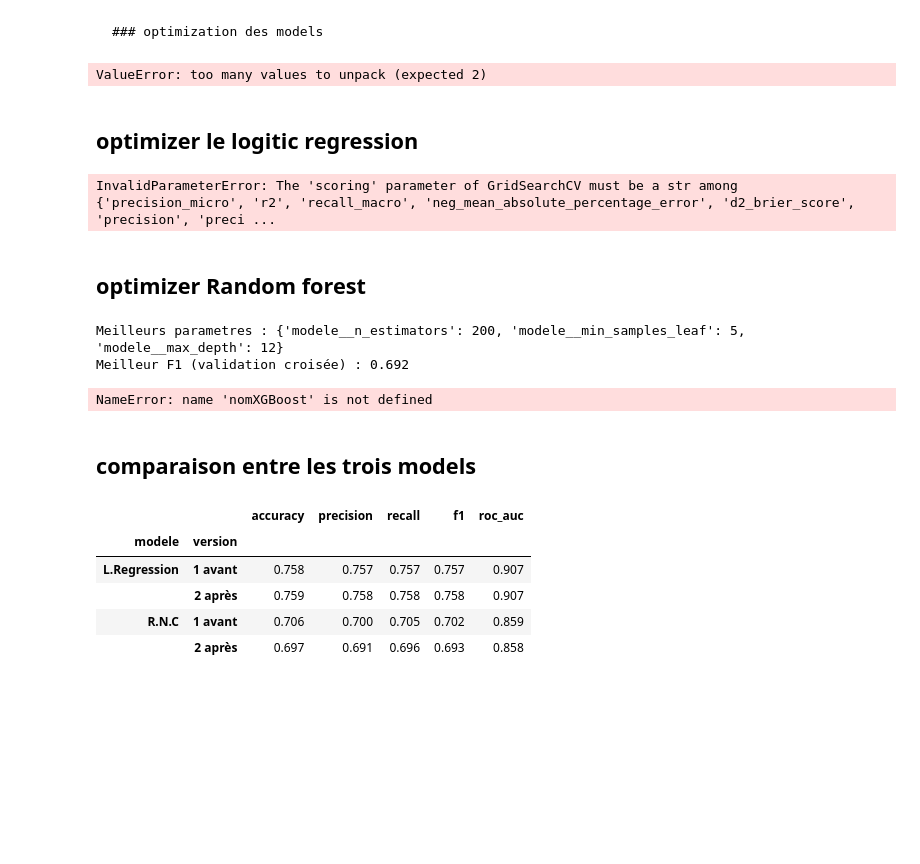
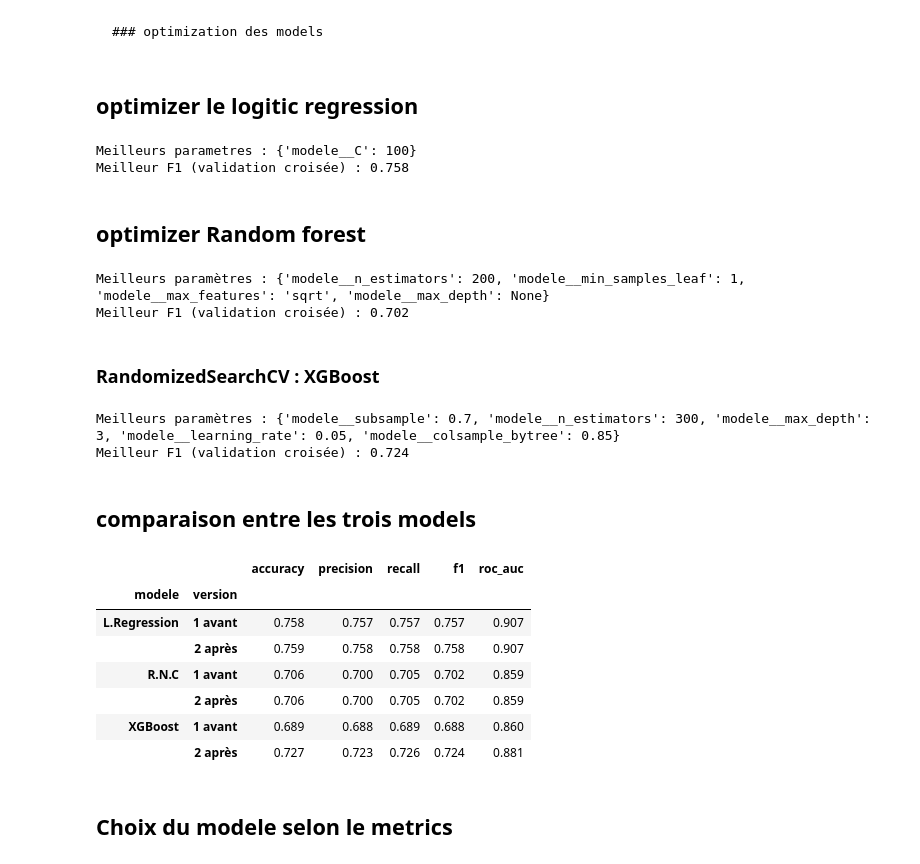
Before and after one commit to Oumohgh/Projet_Croisee, a Jupyter notebook: notebook/preprocessing.ipynb, the cells around one changed output. Drawn from its saved outputs; the diff is of its cells as text; code cells hidden in the pictures; blank space fills up the shorter version.

```diff
--- a/notebook/preprocessing.ipynb
+++ b/notebook/preprocessing.ipynb
@@ -387,14 +394,14 @@ pt.show()
 # %%
 resume = []
 for nom, pipe in pipelines.items():
-    pipe.fit(X_train, y_train)
+    pipe.fit(X_train, y_train)                                   # entraînement sur tout le train
     resume.append({
         "modele": nom,
         "accuracy train": round(pipe.score(X_train, y_train), 3),
-        "accuracy validation croisee": tableauMetriques.loc[nom, "accuracy"],
+        "accuracy validation croisée": tableauMetriques.loc[nom, "accuracy"],
     })
 
 resume = pd.DataFrame(resume).set_index("modele")
-
+resume["ecart"] = (resume["accuracy train"] - resume["accuracy validation croisée"]).round(3)
 resume
 # %% [output]
@@ -408,41 +421,47 @@ resume
 # %%
 from sklearn.model_selection import GridSearchCV, RandomizedSearchCV
 
-nomLogistique, nomForet = list(pipelines)
+nomLogistique, nomForet, nomXGBoost = list(pipelines)      # noms des trois modèles (même ordre qu'à l'étape 3)
-# %% [output]
-ValueError: too many values to unpack (expected 2)
 # %% [markdown]
 ## optimizer le logitic regression
 # %%
 
-grilleLogistique = {"modele__C": [0.01, 0.1, 1, 10,100]}
+grilleLogistique = {"modele__C": [0.01, 0.1, 1, 10, 100]}
 
-rechercheLogistique = GridSearchCV(pipelines[nomLogistique], grilleLogistique,cv=V_croise, scoring="",n_jobs=-1)
+rechercheLogistique = GridSearchCV(
+    pipelines[nomLogistique], grilleLogistique,
+    cv=validationCroisee, scoring="f1_macro",
+)
 rechercheLogistique.fit(X_train, y_train)
 
 print("Meilleurs parametres :", rechercheLogistique.best_params_)
-print("Meilleur F1 (validation croisee) :", round(rechercheLogistique.best_score_, 3))
+print("Meilleur F1 (validation croisée) :", round(rechercheLogistique.best_score_, 3))
 # %% [output]
-InvalidParameterError: The 'scoring' parameter of GridSearchCV must be a str among {'precision_micro', 'r2', 'recall_macro', 'neg_mean_absolute_percentage_error', 'd2_brier_score', 'precision', 'preci ...
+Meilleurs parametres : {'modele__C': 100}
+Meilleur F1 (validation croisée) : 0.758
 # %% [markdown]
 ## optimizer Random forest
 # %%
-
 distributionsForet = {
     "modele__n_estimators": [100, 200, 300],
-    "modele__max_depth": [3, 5, 8, 12],
-    "modele__min_samples_leaf": [1, 3, 5, 10],}
+    "modele__max_depth": [3, 5, 8, 12, None],
+    "modele__min_samples_leaf": [1, 3, 5, 10],
+    "modele__max_features": ["sqrt", "log2", 0.5],
+}
 
-rechercheF = RandomizedSearchCV(
-    pipelines[nomF], distributionsForet, n_iter=15,
-    cv=V_croise, scoring="f1_macro", random_state=42,)
-rechercheF.fit(X_train, y_train)
+rechercheForet = RandomizedSearchCV(
+    pipelines[nomForet], distributionsForet, n_iter=15,
+    cv=validationCroisee, scoring="f1_macro", random_state=42,
+)
+rechercheForet.fit(X_train, y_train)
 
-print("Meilleurs parametres :", rechercheF.best_params_)
-print("Meilleur F1 (validation croisée) :", round(rechercheF.best_score_, 3))
+print("Meilleurs paramètres :", rechercheForet.best_params_)
+print("Meilleur F1 (validation croisée) :", round(rechercheForet.best_score_, 3))
 # %% [output]
-Meilleurs parametres : {'modele__n_estimators': 200, 'modele__min_samples_leaf': 5, 'modele__max_depth': 12}
-Meilleur F1 (validation croisée) : 0.692
+Meilleurs paramètres : {'modele__n_estimators': 200, 'modele__min_samples_leaf': 1, 'modele__max_features': 'sqrt', 'modele__max_depth': None}
+Meilleur F1 (validation croisée) : 0.702
+# %% [markdown]
+### RandomizedSearchCV : XGBoost
 # %%
 
 distributionsXGBoost = {
@@ -461,42 +480,48 @@ rechercheXGBoost.fit(X_train, y_train)
 
 print("Meilleurs paramètres :", rechercheXGBoost.best_params_)
 print("Meilleur F1 (validation croisée) :", round(rechercheXGBoost.best_score_, 3))
-
-# les 5 meilleures combinaisons
-pd.DataFrame(rechercheXGBoost.cv_results_).sort_values("rank_test_score")[["params", "mean_test_score", "std_test_score"]].head().round(3)
 # %% [output]
-NameError: name 'nomXGBoost' is not defined
+Meilleurs paramètres : {'modele__subsample': 0.7, 'modele__n_estimators': 300, 'modele__max_depth': 3, 'modele__learning_rate': 0.05, 'modele__colsample_bytree': 0.85}
+Meilleur F1 (validation croisée) : 0.724
 # %% [markdown]
 ## comparaison entre les trois models
 # %%
 modelesOptimises = {
     nomLogistique: rechercheLogistique.best_estimator_,
-    nomForet: rechercheF.best_estimator_,
+    nomForet: rechercheForet.best_estimator_,
+    nomXGBoost: rechercheXGBoost.best_estimator_,
 }
 
+# Mêmes métriques qu'en 3.3, calculées sur les prédictions par validation croisée
+predictionsOptimisees = {}
 lignes = []
 for nom, pipe in modelesOptimises.items():
-    probabilites = cross_val_predict(pipe, X_train, y_train, cv=V_croise, method="predict_proba")
+    probabilites = cross_val_predict(pipe, X_train, y_train, cv=validationCroisee, method="predict_proba")
     classes = probabilites.argmax(axis=1)
+    predictionsOptimisees[nom] = {"proba": probabilites, "classe": classes}
     lignes.append({
         "modele": nom,
         "accuracy": accuracy_score(y_train, classes),
         "precision": precision_score(y_train, classes, average="macro"),
         "recall": recall_score(y_train, classes, average="macro"),
         "f1": f1_score(y_train, classes, average="macro"),
         "roc_auc": roc_auc_score(y_train, probabilites, multi_class="ovr", average="macro"),
     })
 
 tableauOptimise = pd.DataFrame(lignes).set_index("modele").round(3)
 
 comparaison = pd.concat([tableauMetriques.assign(version="1 avant"),
                          tableauOptimise.assign(version="2 après")])
 comparaison = comparaison.reset_index().set_index(["modele", "version"]).sort_index()
 comparaison
 # %% [output]
 |  |  | accuracy | precision | recall | f1 | roc_auc |
 | modele | version |  |  |  |  |  |
 | L.Regression | 1 avant | 0.758 | 0.757 | 0.757 | 0.757 | 0.907 |
 |  | 2 après | 0.759 | 0.758 | 0.758 | 0.758 | 0.907 |
 | R.N.C | 1 avant | 0.706 | 0.700 | 0.705 | 0.702 | 0.859 |
-|  | 2 après | 0.697 | 0.691 | 0.696 | 0.693 | 0.858 |
+|  | 2 après | 0.706 | 0.700 | 0.705 | 0.702 | 0.859 |
+| XGBoost | 1 avant | 0.689 | 0.688 | 0.689 | 0.688 | 0.860 |
+|  | 2 après | 0.727 | 0.723 | 0.726 | 0.724 | 0.881 |
+# %% [markdown]
+## Choix du modele selon le metrics
```
Also changed, not shown: parts of 17 cells of this notebook.
